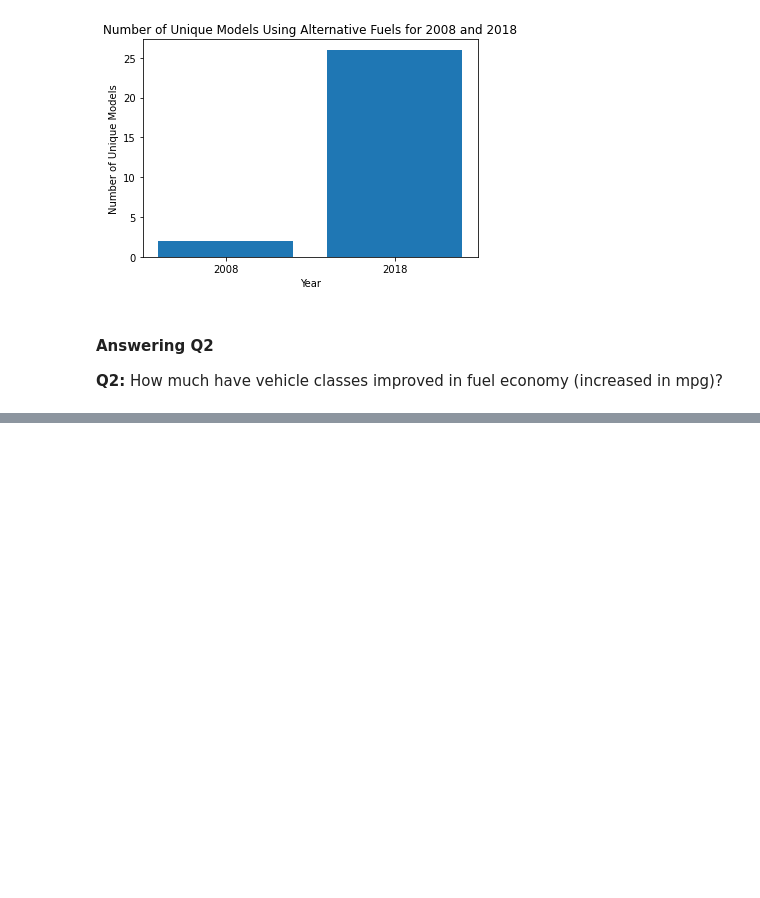
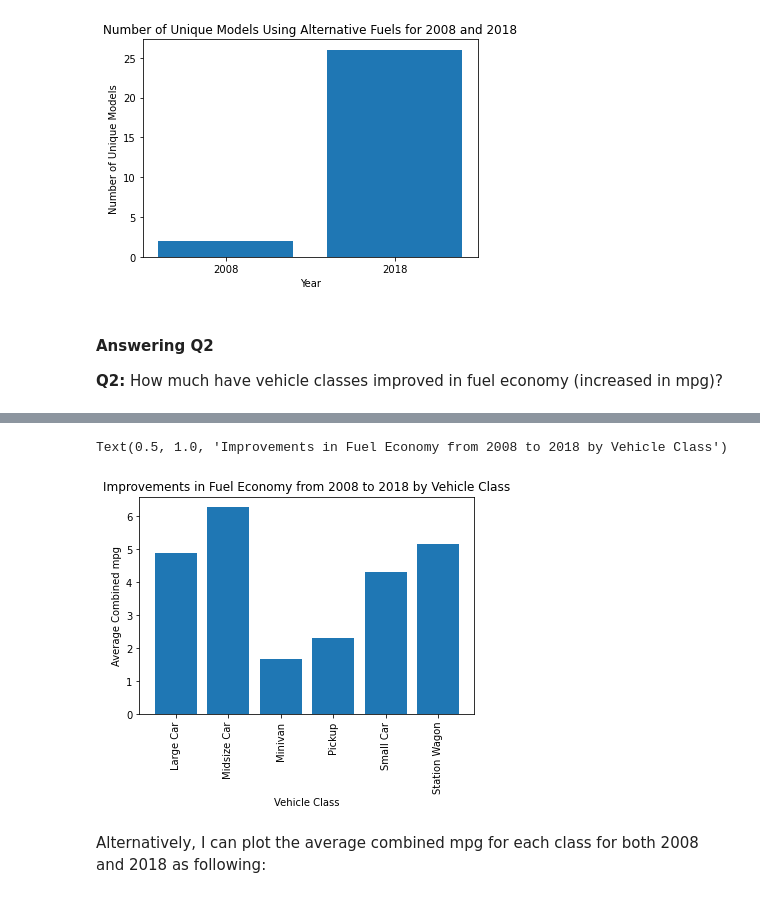
Before and after one commit to emaahdy/Data-Analysis, a Jupyter notebook: Fuel-Economy/fuel_economy.ipynb, the cells around one changed output, grey strips where cells are left out. Saved outputs shown, nothing was run; the diff lists cells and outputs as text; code cells hidden in the pictures; blank space fills up the shorter version.

```diff
--- a/Fuel-Economy/fuel_economy.ipynb
+++ b/Fuel-Economy/fuel_economy.ipynb
@@ -962,0 +976,3 @@ plt.ylabel('Number of Unique Models');
+# %%
+grouped_08= fuel_08_CA.groupby("veh_class")["cmb_mpg"].mean()
+grouped_08
@@ -962,0 +990,3 @@ plt.ylabel('Number of Unique Models');
+# %%
+grouped_18= fuel_18_CA.groupby("veh_class")["cmb_mpg"].mean()
+grouped_18
@@ -962,0 +1009,3 @@ plt.ylabel('Number of Unique Models');
+# %%
+diff_fuel_economy = grouped_18 - grouped_08
+diff_fuel_economy
@@ -962,0 +1026,19 @@ plt.ylabel('Number of Unique Models');
+# %%
+diff_fuel_economy.dropna(inplace=True)
+
+
+locations = np.arange(len(diff_fuel_economy))
+heights = diff_fuel_economy
+labels = diff_fuel_economy.index.str.title()
+
+
+plt.bar(locations, heights, tick_label=labels)
+plt.xticks(rotation=90)
+plt.ylabel('Average Combined mpg')
+plt.xlabel('Vehicle Class')
+plt.title('Improvements in Fuel Economy from 2008 to 2018 by Vehicle Class')
+# %% [output]
+Text(0.5, 1.0, 'Improvements in Fuel Economy from 2008 to 2018 by Vehicle Class')
+[figure, added]
+# %% [markdown]
+Alternatively, I can plot the average combined mpg for each class for both 2008 and 2018 as following:
```
Also changed, not shown: parts of 11 cells of this notebook.
